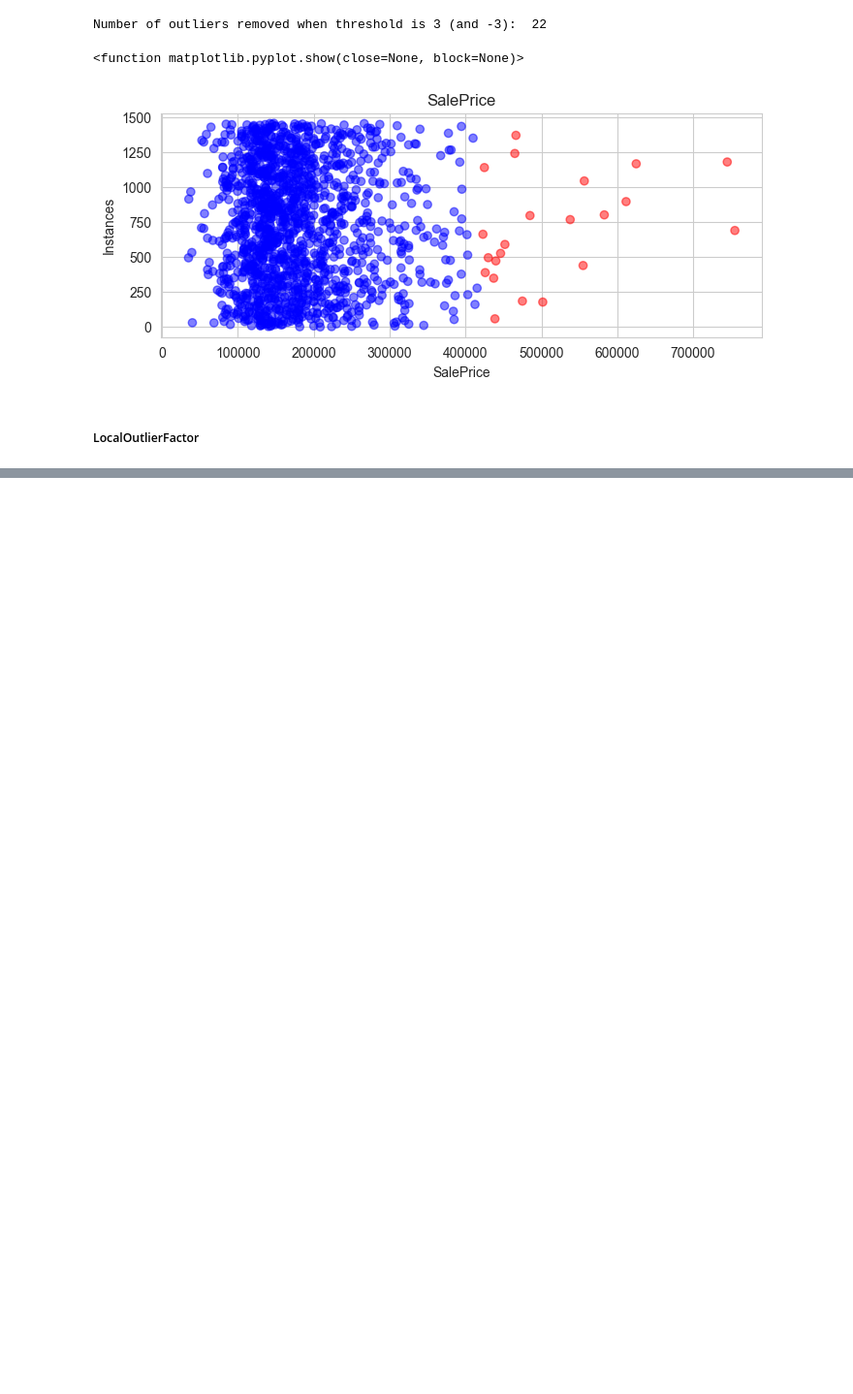
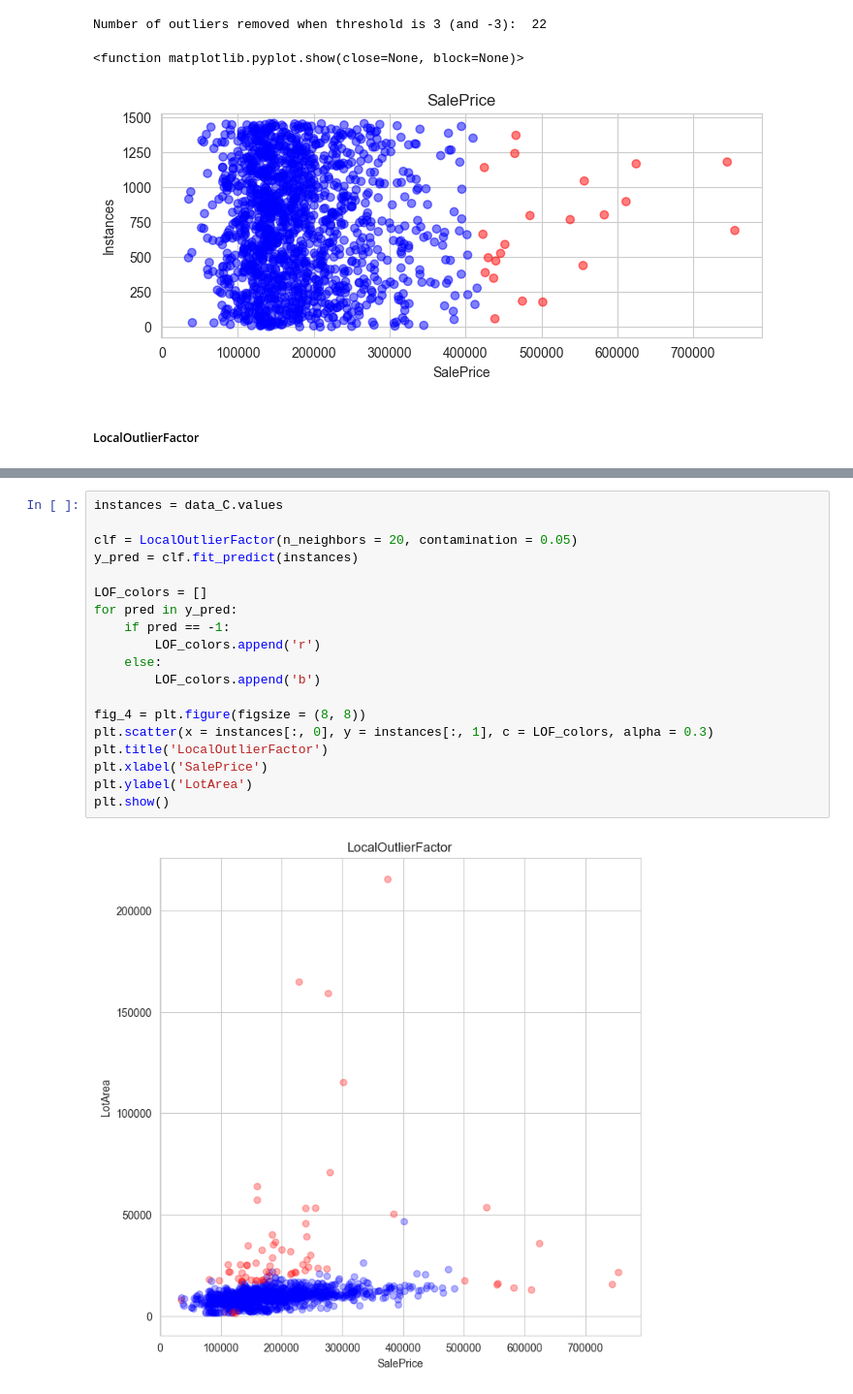
Before and after one commit to PdAlbedo/CS6140_Machine_Learning, a Jupyter notebook: A4/CS6140_A4_Q1_AnomalyDetection.ipynb, the cells around one changed output, grey strips where cells are left out. Shown at 97% size. Drawn from its saved outputs; the diff is of its cells as text; blank space fills up the shorter version.

```diff
--- a/A4/CS6140_A4_Q1_AnomalyDetection.ipynb
+++ b/A4/CS6140_A4_Q1_AnomalyDetection.ipynb
@@ -226,0 +230,21 @@ plt.show()
+# %%
+instances = data_C.values
+
+clf = LocalOutlierFactor(n_neighbors = 20, contamination = 0.05)
+y_pred = clf.fit_predict(instances)
+
+LOF_colors = []
+for pred in y_pred:
+    if pred == -1:
+        LOF_colors.append('r')
+    else:
+        LOF_colors.append('b')
+
+fig_4 = plt.figure(figsize = (8, 8))
+plt.scatter(x = instances[:, 0], y = instances[:, 1], c = LOF_colors, alpha = 0.3)
+plt.title('LocalOutlierFactor')
+plt.xlabel('SalePrice')
+plt.ylabel('LotArea')
+plt.show()
+# %% [output]
+[figure, added]
```
Also changed, not shown: parts of 7 cells of this notebook, 1 other file.
